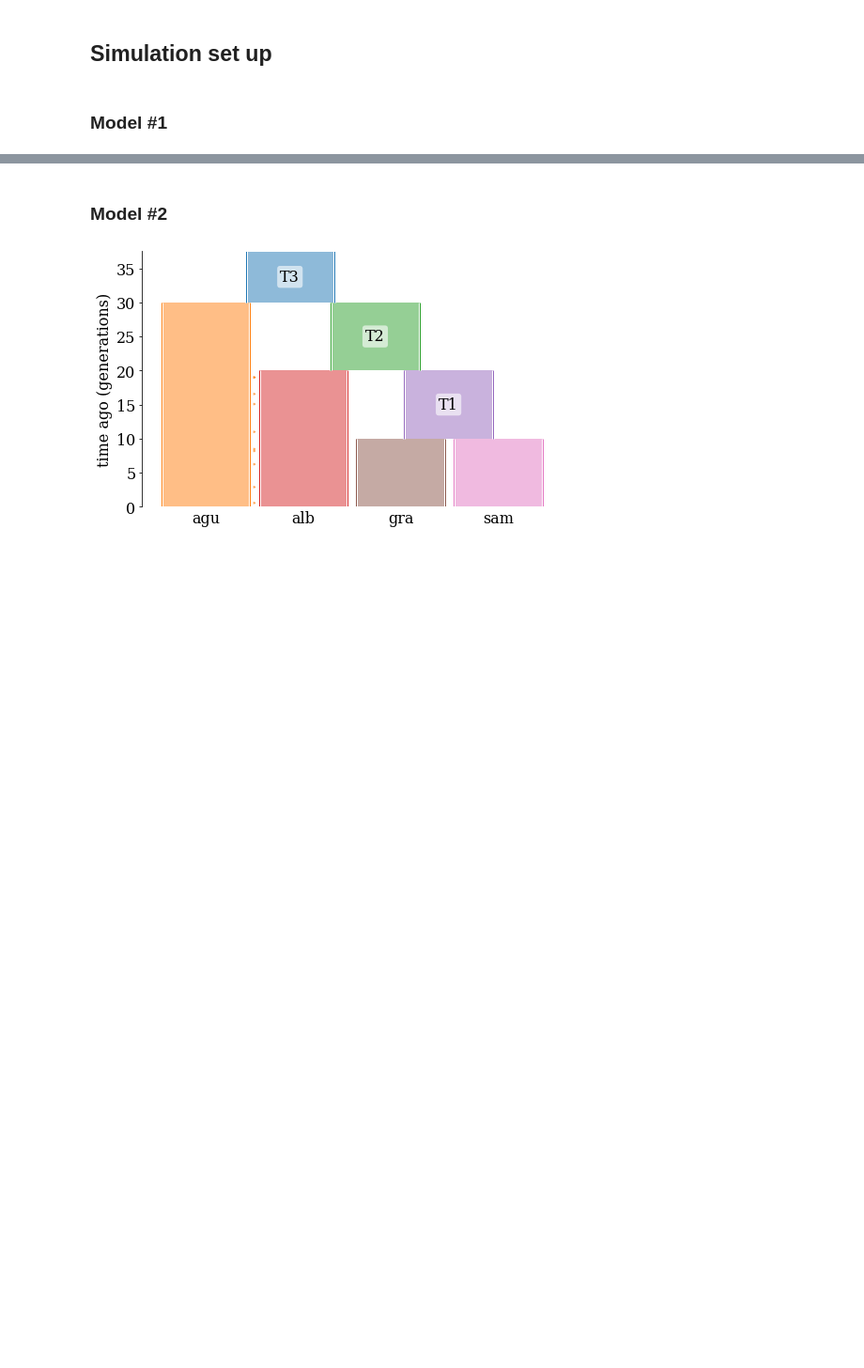
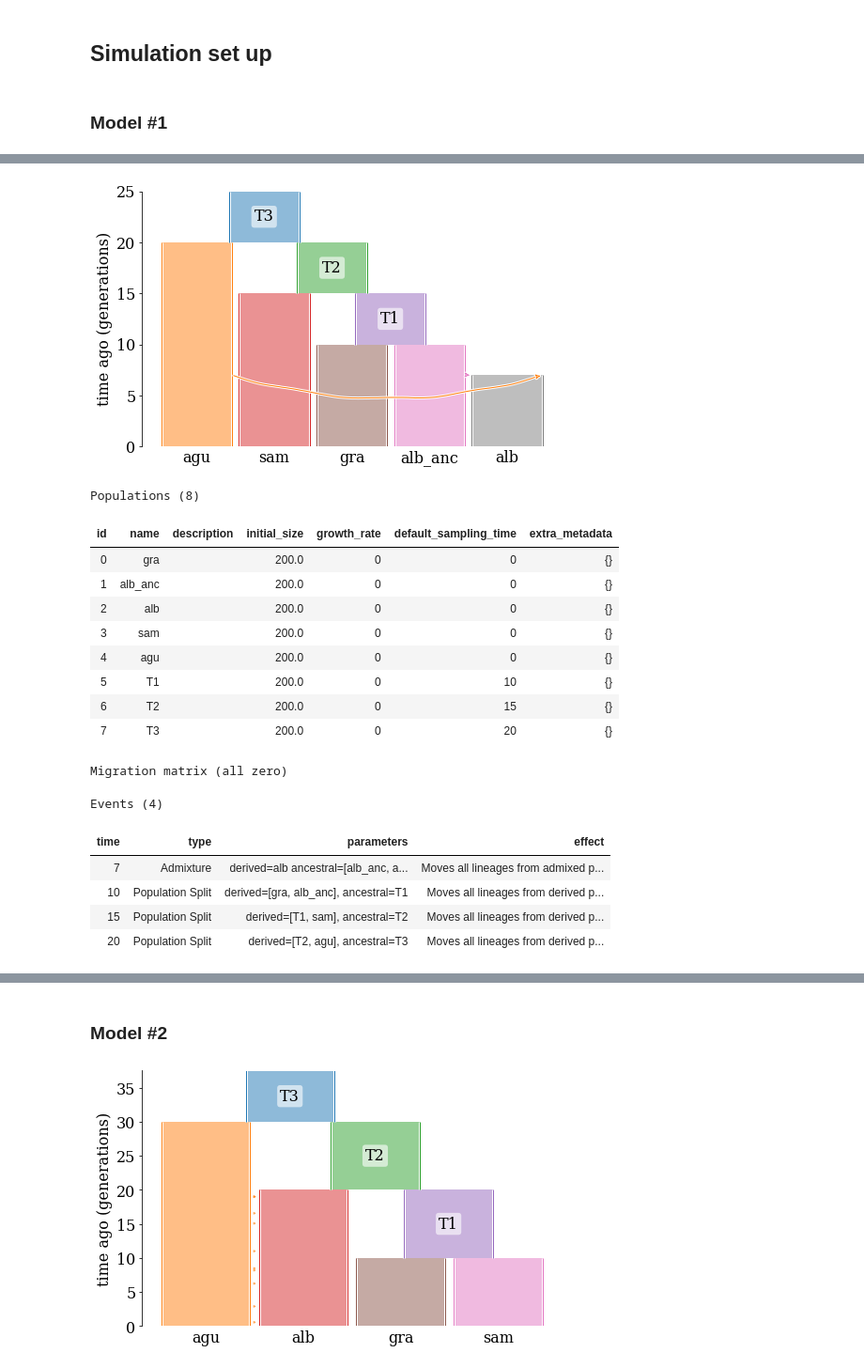
Before and after one commit to DaSh-bash/BW_Citrine_Wagtail, a Jupyter notebook: BWWagtail_Developers_Copy.ipynb, the cells around one changed output, grey strips where cells are left out. Shown at 94% size. Saved outputs shown, nothing was run; the diff lists cells and outputs as text; code cells hidden in the pictures; blank space fills up the shorter version.

```diff
--- a/BWWagtail_Developers_Copy.ipynb
+++ b/BWWagtail_Developers_Copy.ipynb
@@ -157,3 +206,66 @@ def simulate_windows(num_replicates,demography):
+# %%
+demography=0
+# %%
+def demogr_model1(t1,t2,t3,mig_rate,Ne):
+    demography = msprime.Demography()
+
+    #initializing populations
+    demography.add_population(name="gra", initial_size=Ne)
+    demography.add_population(name="alb_anc", initial_size=Ne)
+    demography.add_population(name="alb", initial_size=Ne)
+    demography.add_population(name="sam", initial_size=Ne)
+    demography.add_population(name="agu", initial_size=Ne)
+    demography.add_population(name="T1", initial_size=Ne)
+    demography.add_population(name="T2", initial_size=Ne)
+    demography.add_population(name="T3", initial_size=Ne)
+
+    #set the aguimp individuals introgress into alba fully
+    demography.add_admixture(time=7, derived="alb", ancestral=["alb_anc", "agu"], proportions=[0.25, 0.75])
+
+    #adding split times
+    demography.add_population_split(time=t1, derived=["gra","alb_anc"], ancestral="T1")
+    demography.add_population_split(time=t2, derived=["T1","sam"], ancestral="T2")
+    demography.add_population_split(time=t3, derived=["T2","agu"], ancestral="T3")
+
+    #setting up gene flow
+    demography.set_migration_rate("alb", "agu", mig_rate)
+
+    #setting up admixture
+    #demography.add_admixture(time=7, derived="alb", ancestral=["alb_anc", "agu"], proportions=[0.25, 0.75])
+
+    #demography.sort_events()
+
+    #Simultanious test
+    ml.rcParams['figure.figsize'] = (8.0, 5.0)
+    graph = msprime.Demography.to_demes(demography)
+    fig, ax = plt.subplots()  # use plt.rcParams["figure.figsize"]
+    demesdraw.tubes(graph, ax=ax, seed=1)
+    plt.show()
+
+
+    return demography
+
+#demogr_model1(10,15,20,0.1,100)
+demogr_model1(10,15,20,0.1,200)
+# %% [output]
+[figure, added]
+Populations (8)
+| id | name | description | initial_size | growth_rate | default_sampling_time | extra_metadata |
+| 0 | gra |  | 200.0 | 0 | 0 | {} |
+| 1 | alb_anc |  | 200.0 | 0 | 0 | {} |
+| 2 | alb |  | 200.0 | 0 | 0 | {} |
+| 3 | sam |  | 200.0 | 0 | 0 | {} |
+| 4 | agu |  | 200.0 | 0 | 0 | {} |
+| 5 | T1 |  | 200.0 | 0 | 10 | {} |
+| 6 | T2 |  | 200.0 | 0 | 15 | {} |
+| 7 | T3 |  | 200.0 | 0 | 20 | {} |
+Migration matrix (all zero)
+Events (4)
+| time | type | parameters | effect |
+| 7 | Admixture | derived=alb ancestral=[alb_anc, a... | Moves all lineages from admixed p... |
+| 10 | Population Split | derived=[gra, alb_anc], ancestral=T1 | Moves all lineages from derived p... |
+| 15 | Population Split | derived=[T1, sam], ancestral=T2 | Moves all lineages from derived p... |
+| 20 | Population Split | derived=[T2, agu], ancestral=T3 | Moves all lineages from derived p... |
 # %%
 def demogr_model1(t1,t2,t3,mig_rate,Ne):
     demography = msprime.Demography()
```
Also changed, not shown: parts of 13 cells of this notebook.
